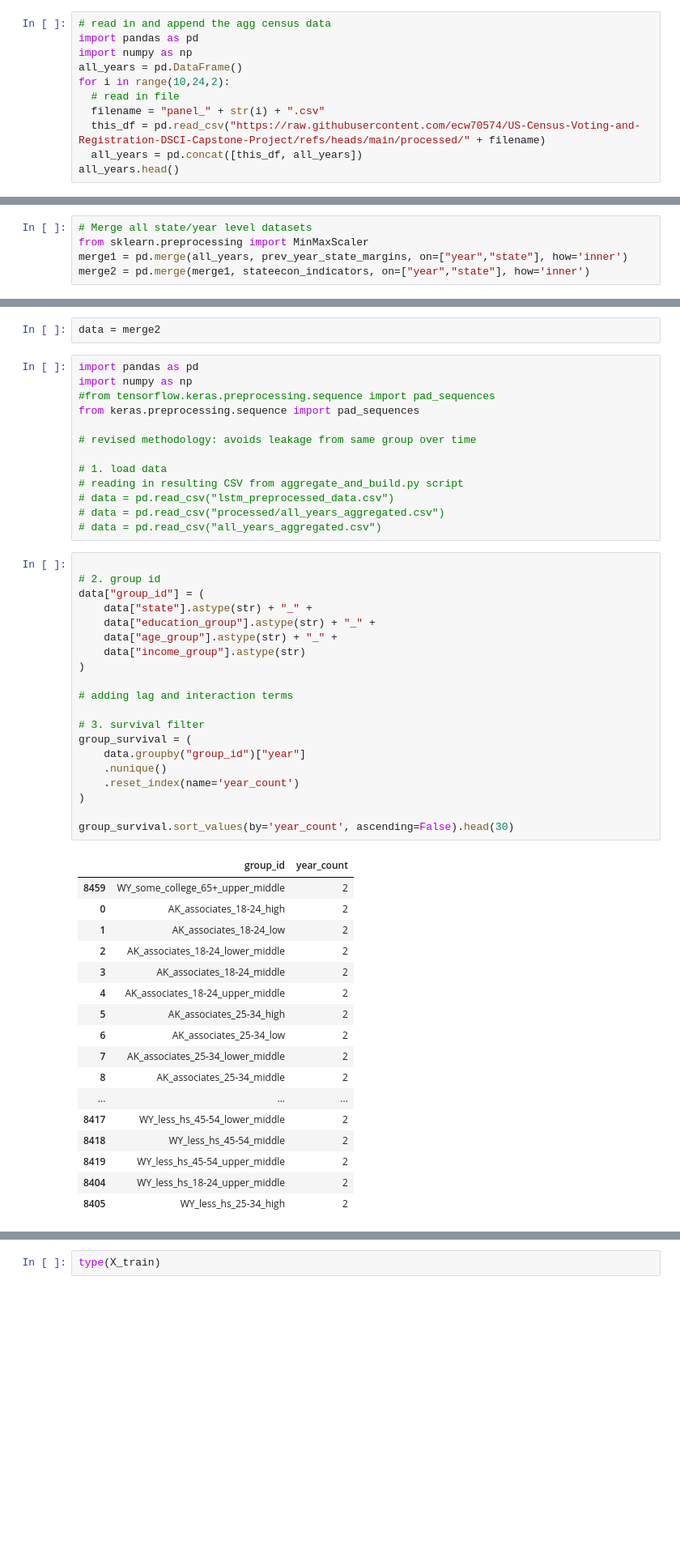
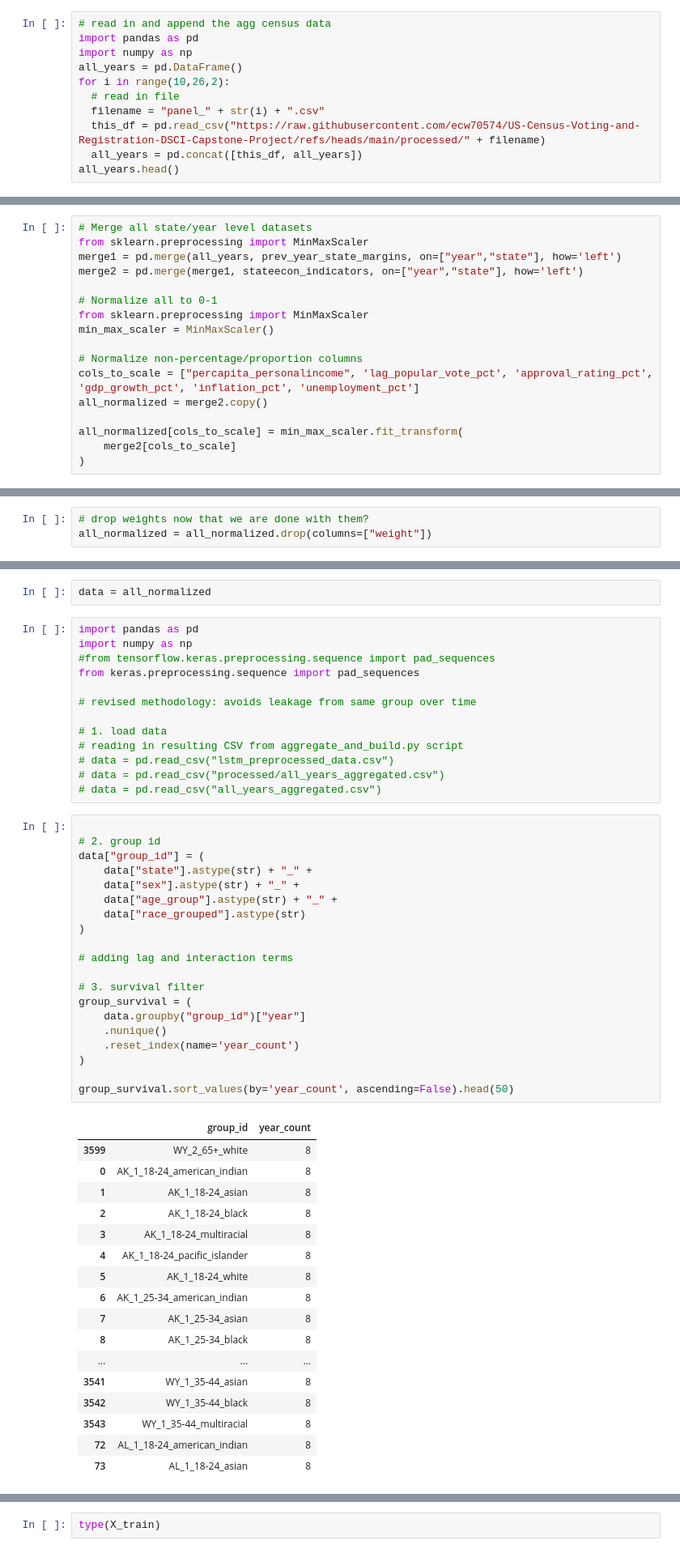
Before and after one commit to ecw70574/US-Census-Voting-and-Registration-DSCI-Capstone-Project, a Jupyter notebook: LSTM-pipeline-and-training.ipynb, the cells around one changed output, grey strips where cells are left out. Shown at 81% size. Saved outputs shown, nothing was run; the diff lists cells and outputs as text; blank space fills up the shorter version.

```diff
--- a/LSTM-pipeline-and-training.ipynb
+++ b/LSTM-pipeline-and-training.ipynb
@@ -12,7 +34,7 @@ stateecon_indicators = pd.read_csv("https://raw.githubusercontent.com/ecw70574/U
 import pandas as pd
 import numpy as np
 all_years = pd.DataFrame()
-for i in range(10,24,2):
+for i in range(10,26,2):
   # read in file
   filename = "panel_" + str(i) + ".csv"
   this_df = pd.read_csv("https://raw.githubusercontent.com/ecw70574/US-Census-Voting-and-Registration-DSCI-Capstone-Project/refs/heads/main/processed/" + filename)
@@ -45,5 +68,17 @@ dtype: int64
 # %%
 # Merge all state/year level datasets
 from sklearn.preprocessing import MinMaxScaler
-merge1 = pd.merge(all_years, prev_year_state_margins, on=["year","state"], how='inner')
-merge2 = pd.merge(merge1, stateecon_indicators, on=["year","state"], how='inner')
+merge1 = pd.merge(all_years, prev_year_state_margins, on=["year","state"], how='left')
+merge2 = pd.merge(merge1, stateecon_indicators, on=["year","state"], how='left')
+
+# Normalize all to 0-1
+from sklearn.preprocessing import MinMaxScaler
+min_max_scaler = MinMaxScaler()
+
+# Normalize non-percentage/proportion columns
+cols_to_scale = ["percapita_personalincome", 'lag_popular_vote_pct', 'approval_rating_pct', 'gdp_growth_pct', 'inflation_pct', 'unemployment_pct']
+all_normalized = merge2.copy()
+
+all_normalized[cols_to_scale] = min_max_scaler.fit_transform(
+    merge2[cols_to_scale]
+)
@@ -50 +93,4 @@ merge2 = pd.merge(merge1, stateecon_indicators, on=["year","state"], how='inner'
+# %%
+# drop weights now that we are done with them?
+all_normalized = all_normalized.drop(columns=["weight"])
 # %%
@@ -63,5 +109,5 @@ merge2.describe()
 # %%
-data = merge2
+data = all_normalized
 # %%
 import pandas as pd
 import numpy as np
@@ -78,41 +124,41 @@ from keras.preprocessing.sequence import pad_sequences
 # %%
 
 # 2. group id
 data["group_id"] = (
     data["state"].astype(str) + "_" +
-    data["education_group"].astype(str) + "_" +
+    data["sex"].astype(str) + "_" +
     data["age_group"].astype(str) + "_" +
-    data["income_group"].astype(str)
+    data["race_grouped"].astype(str)
 )
 
 # adding lag and interaction terms
 
 # 3. survival filter
 group_survival = (
     data.groupby("group_id")["year"]
     .nunique()
     .reset_index(name='year_count')
 )
 
-group_survival.sort_values(by='year_count', ascending=False).head(30)
+group_survival.sort_values(by='year_count', ascending=False).head(50)
 # %% [output]
 |  | group_id | year_count |
-| 8459 | WY_some_college_65+_upper_middle | 2 |
-| 0 | AK_associates_18-24_high | 2 |
-| 1 | AK_associates_18-24_low | 2 |
-| 2 | AK_associates_18-24_lower_middle | 2 |
-| 3 | AK_associates_18-24_middle | 2 |
-| 4 | AK_associates_18-24_upper_middle | 2 |
-| 5 | AK_associates_25-34_high | 2 |
-| 6 | AK_associates_25-34_low | 2 |
-| 7 | AK_associates_25-34_lower_middle | 2 |
-| 8 | AK_associates_25-34_middle | 2 |
+| 3599 | WY_2_65+_white | 8 |
+| 0 | AK_1_18-24_american_indian | 8 |
+| 1 | AK_1_18-24_asian | 8 |
+| 2 | AK_1_18-24_black | 8 |
+| 3 | AK_1_18-24_multiracial | 8 |
+| 4 | AK_1_18-24_pacific_islander | 8 |
+| 5 | AK_1_18-24_white | 8 |
+| 6 | AK_1_25-34_american_indian | 8 |
+| 7 | AK_1_25-34_asian | 8 |
+| 8 | AK_1_25-34_black | 8 |
 | ... | ... | ... |
-| 8417 | WY_less_hs_45-54_lower_middle | 2 |
-| 8418 | WY_less_hs_45-54_middle | 2 |
-| 8419 | WY_less_hs_45-54_upper_middle | 2 |
-| 8404 | WY_less_hs_18-24_upper_middle | 2 |
-| 8405 | WY_less_hs_25-34_high | 2 |
+| 3541 | WY_1_35-44_asian | 8 |
+| 3542 | WY_1_35-44_black | 8 |
+| 3543 | WY_1_35-44_multiracial | 8 |
+| 72 | AL_1_18-24_american_indian | 8 |
+| 73 | AL_1_18-24_asian | 8 |
 # %%
 # making sure groups are consistent between all 8 years
 # true time series will track same groups over time
```
Also changed, not shown: parts of 24 cells of this notebook.
